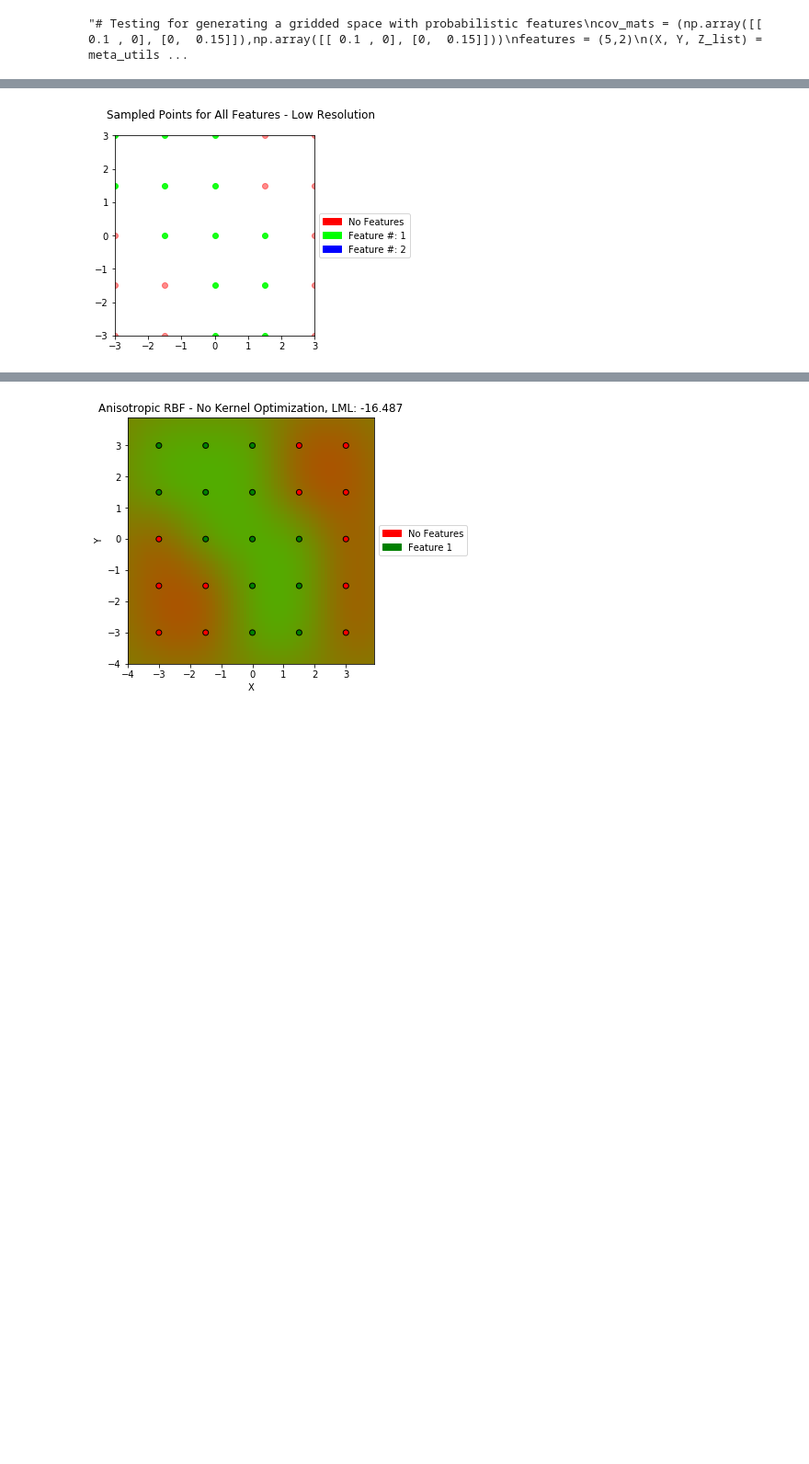
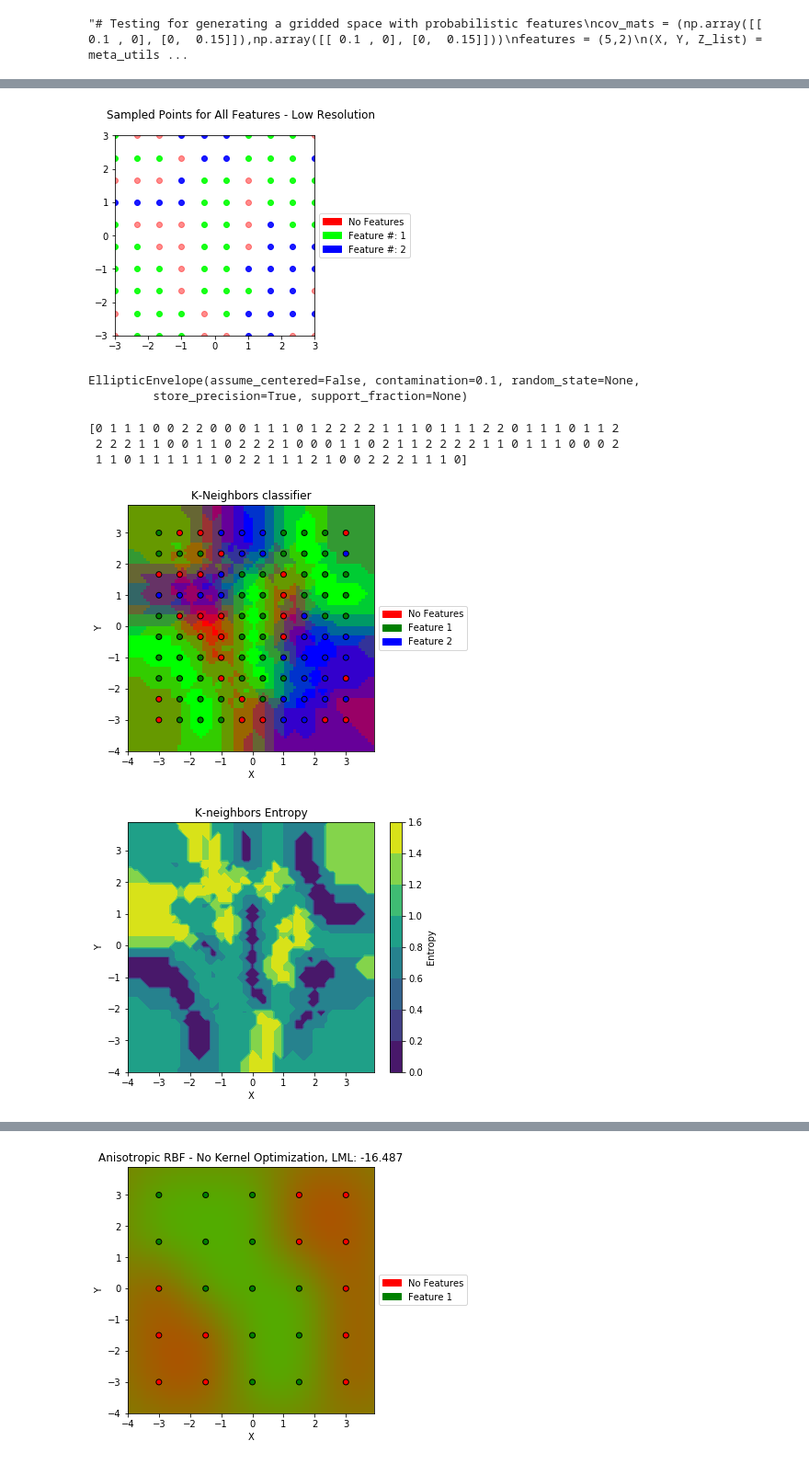
Before and after one commit to tukai21/adaptive-sampling, a Jupyter notebook: mini-pset-COMPLETED EXAMPLE.ipynb, the cells around one changed output, grey strips where cells are left out. Shown at 92% size. Drawn from its saved outputs; the diff is of its cells as text; code cells hidden in the pictures; blank space fills up the shorter version.

Commit message:
added KNeighbors option in example book
-added and plotted Kneighbors option for a classifier,

```diff
--- a/mini-pset-COMPLETED EXAMPLE.ipynb
+++ b/mini-pset-COMPLETED EXAMPLE.ipynb
@@ -111,13 +118,88 @@ meta_utils.plot_truth_features(feature_dict, oneFeature = True)
 # %%
 # Test gridded representation of the features (low res, initial sample)
-N_lowRes = 5
+N_lowRes = 10
 (X,Y,Z) = meta_utils.gen_gridded_space_DET(feature_dict,oneFeaturePerPoint = True, N=N_lowRes )
 
 meta_utils.plot_sampled_features(X,Y,Z,feature_dict, N=N_lowRes,titleStr = 'Sampled Points for All Features - Low Resolution')
 
 (X_init, y_init) = meta_utils.parse_map_for_GP(X,Y,Z,parseNoFeatures = True)
 # %% [output]
-[figure, old version]
+[figure, new version]
+# %%
+from sklearn.covariance import EllipticEnvelope
+## testing optimal ellipse fitting
+
+# Fit max ellipses first ( maximize edge distance from feature points, but don't touch " no features" points )
+# use elliptic envelope fit on
+# try to fit all points with one ellipse, if you can't then break into two ellipses, continue until all points captures (can)
+
+
+# fit min ellipses next ( minimize edge distance from feature points,(still don't touch "features points"))
+# can use elliptic envelope fit on feature points
+
+# feature 1 fit:
+
+X_feat1 = np.empty((1,2))
+for idx in range(len(y_init)):
+    if 1 == y_init[idx]:
+        X_feat1 = np.append(X_feat1,[X_init[idx,:]],axis = 0)
+
+feat1_min_ellipse = EllipticEnvelope().fit(X=X_feat1)
+
+print(feat1_min_ellipse)
+# %% [output]
+EllipticEnvelope(assume_centered=False, contamination=0.1, random_state=None,
+         store_precision=True, support_fraction=None)
+# %%
+from sklearn.neighbors import KNeighborsClassifier
+# actually lets do a nearest neighbor classifier
+
+# take  a look at some options here: http://scikit-learn.org/stable/modules/multiclass.html
+
+# differen performance summarized here http://scikit-learn.org/stable/auto_examples/classification/plot_classifier_comparison.html#sphx-glr-auto-examples-classification-plot-classifier-comparison-py
+
+print(y_init)
+neighbor_classifier = KNeighborsClassifier().fit(X_init,y_init)
+
+h = .1  # step size in the mesh
+edge = 0
+X_train = X_init
+y_train = y_init
+x_lim = [ X_train[:,0].min(),X_train[:,0].max() ]
+y_lim = [ X_train[:,1].min(),X_train[:,1].max() ]
+x_min, x_max = x_lim[0] - edge , x_lim[1] + edge
+y_min, y_max = y_lim[0] - edge , y_lim[1] + edge
+
+xx, yy = np.meshgrid(np.arange(x_min, x_max, h),
+                 np.arange(y_min, y_max, h))
+
+'''
+Z = neighbor_classifier.predict(np.c_[xx.ravel(), yy.ravel()])
+
+
+figNumber = 1
+fig = plt.figure(figNumber,figsize=(6, 5))
+ax = fig.add_subplot(1, 1, 1)
+
+ax.scatter(xx.ravel(), yy.ravel(), c=np.array(["r", "g", "b"])[Z],
+                        edgecolors=(0, 0, 0))'''
+
+
+initial_Kneigh_Plots = utils.GP_Plotter(neighbor_classifier, feature_name_colors, X_init, y_init)
+
+fig,ax = initial_Kneigh_Plots.plot_GP_and_data(title = "K-Neighbors classifier")
+
+plt.show(fig)
+
+
+fig,ax = initial_Kneigh_Plots.plot_GP_entropy(title = "K-neighbors Entropy")
+plt.show(fig)
+# %% [output]
+[0 1 1 1 0 0 2 2 0 0 0 1 1 1 0 1 2 2 2 2 1 1 1 0 1 1 1 2 2 0 1 1 1 0 1 1 2
+ 2 2 2 1 1 0 0 1 1 0 2 2 2 1 0 0 0 1 1 0 2 1 1 2 2 2 2 1 1 0 1 1 1 0 0 0 2
+ 1 1 0 1 1 1 1 1 1 0 2 2 1 1 1 2 1 0 0 2 2 2 1 1 1 0]
+[figure, added]
+[figure, added]
 # %%
 # Test gridded representation of the features (highest res possible)
 N_highRes = 50
```
Also changed, not shown: parts of 3 cells of this notebook, 2 other files.
